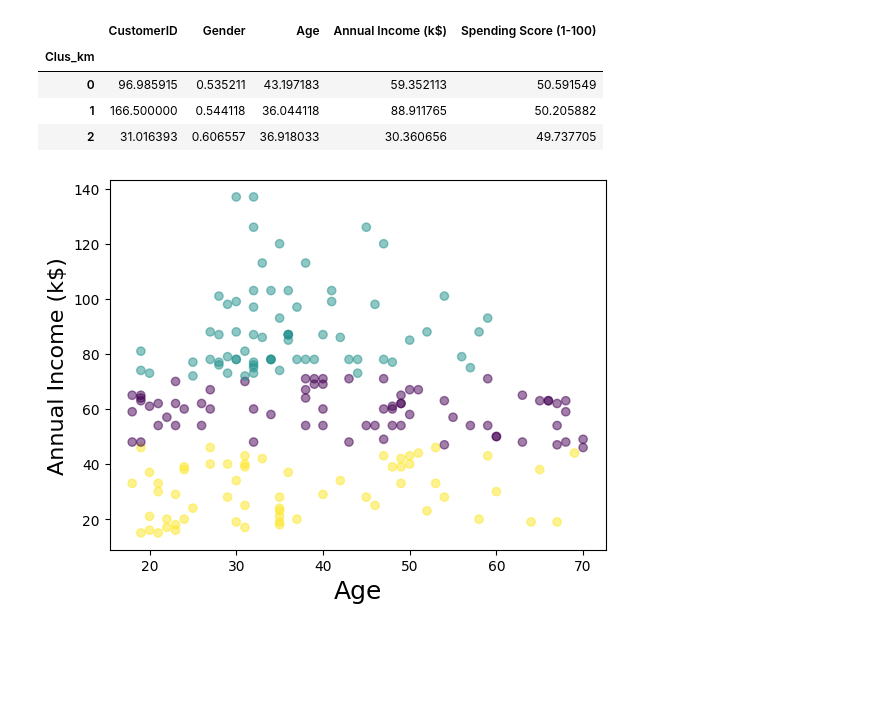
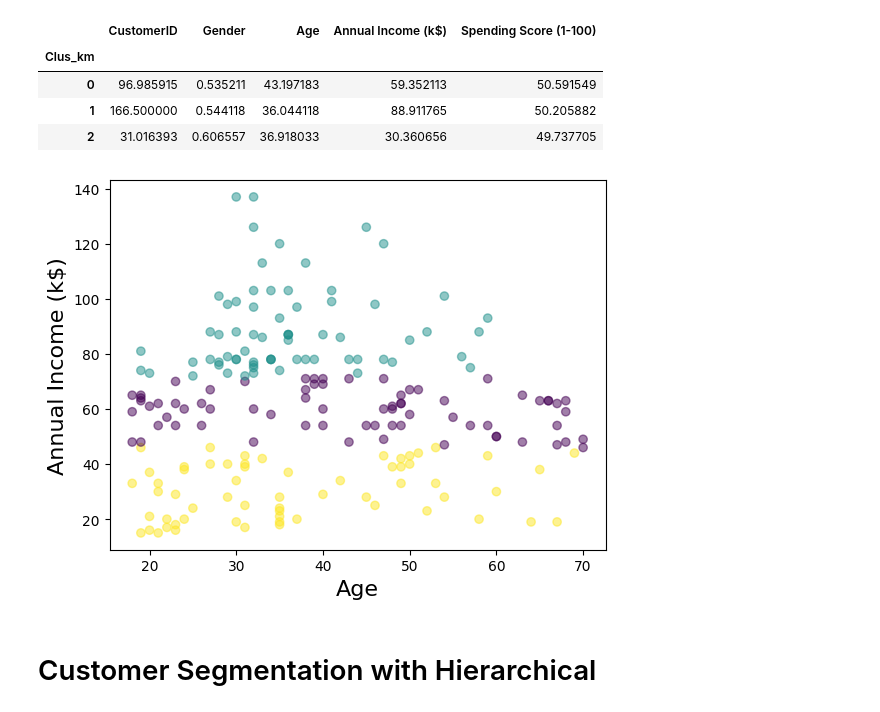
Before and after one commit to suicideland/Maktabkhooneh-Machine-Learning-with-Python, a Jupyter notebook: Season-4/Clustering.ipynb, the cells around one changed output. Drawn from its saved outputs; the diff is of its cells as text; code cells hidden in the pictures; blank space fills up the shorter version.

Commit message:
add Hierarchical algorithm

```diff
--- a/Season-4/Clustering.ipynb
+++ b/Season-4/Clustering.ipynb
@@ -144,9 +149,11 @@ df.groupby('Clus_km').mean()
 | 1 | 166.500000 | 0.544118 | 36.044118 | 88.911765 | 50.205882 |
 | 2 | 31.016393 | 0.606557 | 36.918033 | 30.360656 | 49.737705 |
 # %%
-plt.scatter(X[:, 2], X[:, 3], c=labels, alpha=0.5)
-plt.xlabel('Age', fontsize=18)
-plt.ylabel('Annual Income (k$)', fontsize=16)
+plt.scatter(X[:, 2], X[:, 3], c = labels, alpha = 0.5)
+plt.xlabel('Age', fontsize = 16)
+plt.ylabel('Annual Income (k$)', fontsize = 16)
 plt.show()
 # %% [output]
-[figure, old version]
+[figure, new version]
+# %% [markdown]
+# Customer Segmentation with Hierarchical
```
Also changed, not shown: parts of 8 cells of this notebook, 1 other file.
